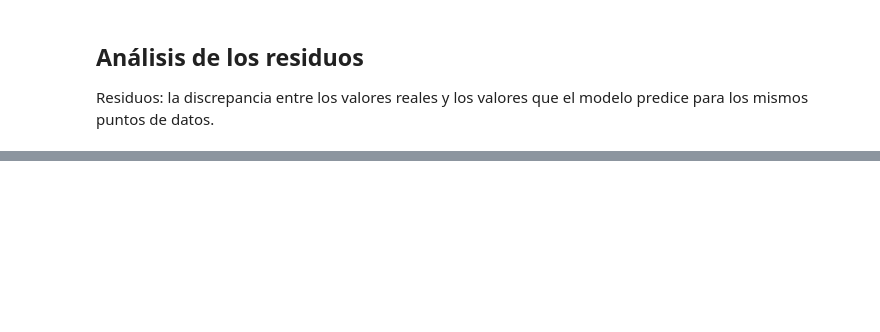
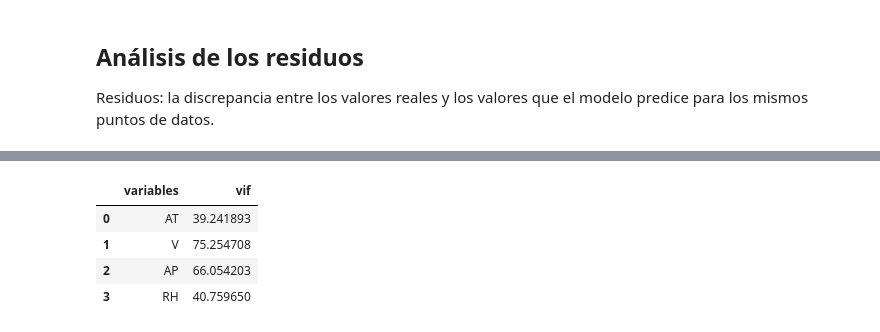
Before and after one commit to kevirui/Regresion-lineal, a Jupyter notebook: precios_de_inmuebles_regresion_lineal.ipynb, the cells around one changed output, grey strips where cells are left out. Saved outputs shown, nothing was run; the diff lists cells and outputs as text; code cells hidden in the pictures; blank space fills up the shorter version.

```diff
--- a/precios_de_inmuebles_regresion_lineal.ipynb
+++ b/precios_de_inmuebles_regresion_lineal.ipynb
@@ -654,0 +721,5 @@ Residuos: la discrepancia entre los valores reales y los valores que el modelo p
+# %%
+y_ex = datos_ex['PE']
+x_ex = datos_ex.drop(columns='PE')
+# %%
+X_train_ex, X_test_ex, y_train_ex, y_test_ex = train_test_split(x_ex, y_ex, test_size=0.3, random_state=230)
@@ -654,0 +731,13 @@ Residuos: la discrepancia entre los valores reales y los valores que el modelo p
+# %%
+explicativas_ex = ['AT', 'V', 'AP', 'RH']
+# %%
+vif_ex = pd.DataFrame()
+vif_ex['variables'] = explicativas_ex
+vif_ex['vif'] = [ vif(X_train_ex[explicativas_ex], i) for i in range(len(explicativas_ex)) ]
+vif_ex
+# %% [output]
+|  | variables | vif |
+| 0 | AT | 39.241893 |
+| 1 | V | 75.254708 |
+| 2 | AP | 66.054203 |
+| 3 | RH | 40.759650 |
```
Also changed, not shown: parts of 19 cells of this notebook.
